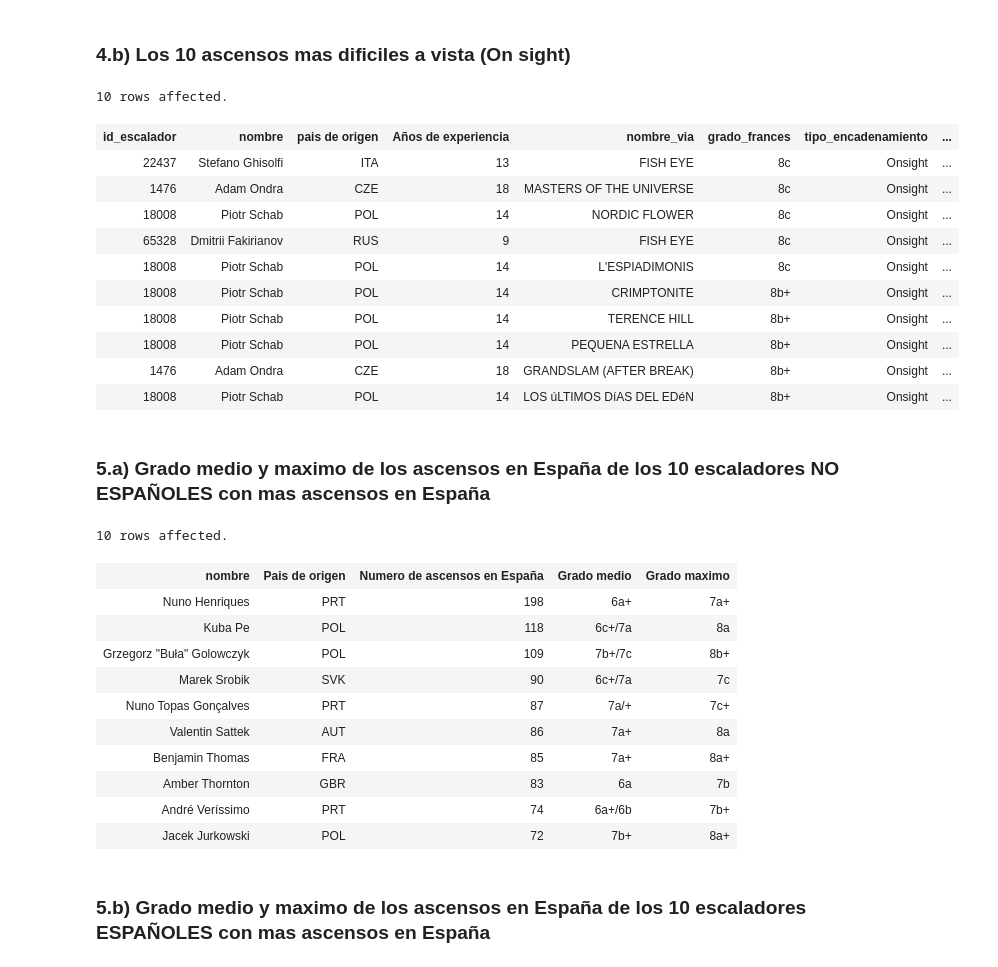
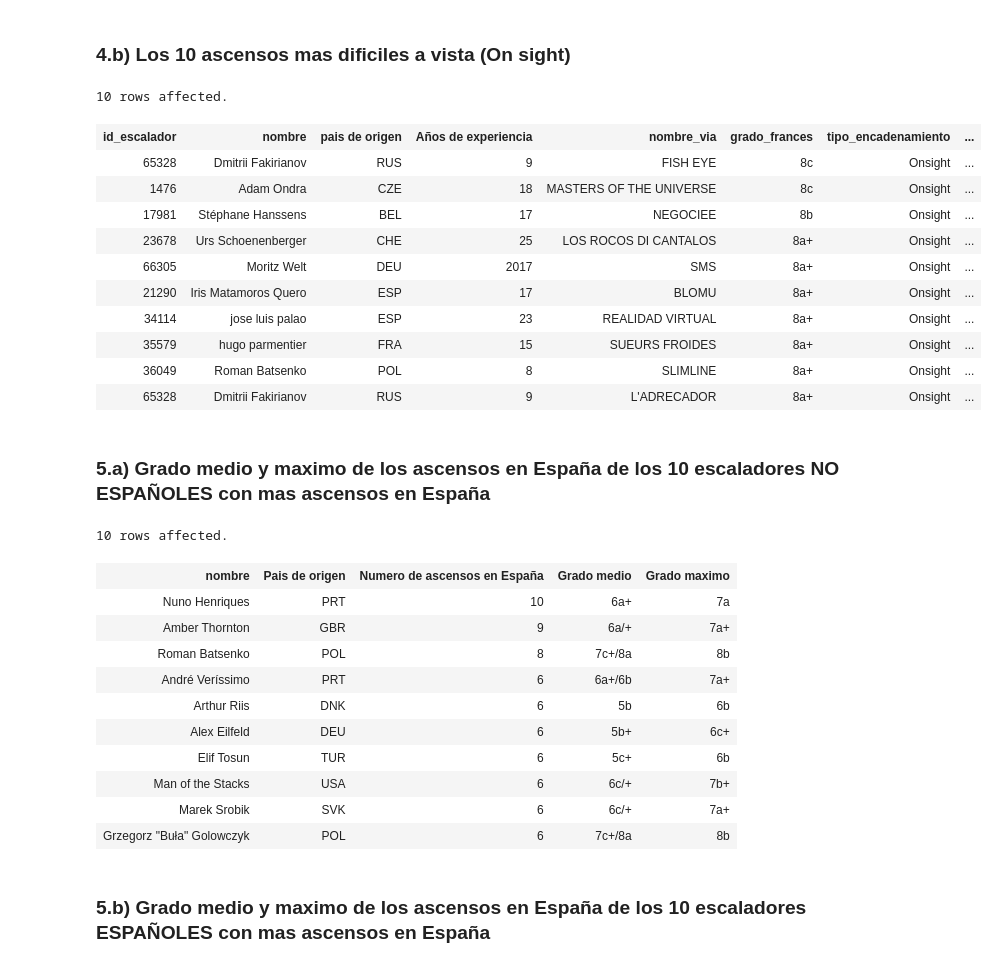
Before and after one commit to jmsanchezff/datahack_practica_bbdd, a Jupyter notebook: PostgreSQL.ipynb, the cells around one changed output. Saved outputs shown, nothing was run; the diff lists cells and outputs as text; code cells hidden in the pictures.

```diff
--- a/PostgreSQL.ipynb
+++ b/PostgreSQL.ipynb
@@ -356,34 +371,34 @@ LIMIT 10
 # %%
 %%sql
 
 SELECT A.id_escalador,
        E.nombre,
        E.pais as "pais de origen",
        2017 - E.comienzo as "Años de experiencia",
        A.nombre_via,
        D.grado_frances,
        A.tipo_encadenamiento,
        A.risco,
        A.pais
 FROM ascensos AS A
-     LEFT JOIN escaladores AS E ON (A.id_escalador = E.id)
-     LEFT JOIN dificultades AS D ON (A.id_dificultad = D.id)
+     LEFT JOIN escaladores AS E ON (A.id_escalador = E.id_escalador)
+     LEFT JOIN dificultades AS D ON (A.id_dificultad = D.id_dificultad)
 WHERE A.tipo_encadenamiento = 'Onsight'
 ORDER BY A.id_dificultad DESC
 LIMIT 10
 # %% [output]
 10 rows affected.
 | id_escalador | nombre | pais de origen | Años de experiencia | nombre_via | grado_frances | tipo_encadenamiento | ... |
-| 22437 | Stefano Ghisolfi | ITA | 13 | FISH EYE | 8c | Onsight | ... |
+| 65328 | Dmitrii Fakirianov | RUS | 9 | FISH EYE | 8c | Onsight | ... |
 | 1476 | Adam Ondra | CZE | 18 | MASTERS OF THE UNIVERSE | 8c | Onsight | ... |
-| 18008 | Piotr Schab | POL | 14 | NORDIC FLOWER | 8c | Onsight | ... |
-| 65328 | Dmitrii Fakirianov | RUS | 9 | FISH EYE | 8c | Onsight | ... |
-| 18008 | Piotr Schab | POL | 14 | L'ESPIADIMONIS | 8c | Onsight | ... |
-| 18008 | Piotr Schab | POL | 14 | CRIMPTONITE | 8b+ | Onsight | ... |
-| 18008 | Piotr Schab | POL | 14 | TERENCE HILL | 8b+ | Onsight | ... |
-| 18008 | Piotr Schab | POL | 14 | PEQUENA ESTRELLA | 8b+ | Onsight | ... |
-| 1476 | Adam Ondra | CZE | 18 | GRANDSLAM (AFTER BREAK) | 8b+ | Onsight | ... |
-| 18008 | Piotr Schab | POL | 14 | LOS úLTIMOS DíAS DEL EDéN | 8b+ | Onsight | ... |
+| 17981 | Stéphane Hanssens | BEL | 17 | NEGOCIEE | 8b | Onsight | ... |
+| 23678 | Urs Schoenenberger | CHE | 25 | LOS ROCOS DI CANTALOS | 8a+ | Onsight | ... |
+| 66305 | Moritz Welt | DEU | 2017 | SMS | 8a+ | Onsight | ... |
+| 21290 | Iris Matamoros Quero | ESP | 17 | BLOMU | 8a+ | Onsight | ... |
+| 34114 | jose luis palao | ESP | 23 | REALIDAD VIRTUAL | 8a+ | Onsight | ... |
+| 35579 | hugo parmentier | FRA | 15 | SUEURS FROIDES | 8a+ | Onsight | ... |
+| 36049 | Roman Batsenko | POL | 8 | SLIMLINE | 8a+ | Onsight | ... |
+| 65328 | Dmitrii Fakirianov | RUS | 9 | L'ADRECADOR | 8a+ | Onsight | ... |
 # %% [markdown]
 
 ### 5.a) Grado medio y maximo de los ascensos en España de los 10 escaladores NO ESPAÑOLES con mas ascensos en España
@@ -394,13 +409,13 @@ SELECT E.nombre,
        E.pais AS "Pais de origen",
        count(*) AS "Numero de ascensos en España",
        (
-         SELECT grado_frances FROM dificultades WHERE id=round(avg(A.id_dificultad),0)
+         SELECT grado_frances FROM dificultades WHERE id_dificultad=round(avg(A.id_dificultad),0)
        ) AS "Grado medio",
        (
-         SELECT grado_frances FROM dificultades WHERE id=max(A.id_dificultad)
+         SELECT grado_frances FROM dificultades WHERE id_dificultad=max(A.id_dificultad)
        ) AS "Grado maximo"
 FROM ascensos AS A
-     LEFT JOIN escaladores AS E ON (A.id_escalador=E.id)
+     LEFT JOIN escaladores AS E ON (A.id_escalador=E.id_escalador)
 WHERE A.pais='ESP'
       AND E.pais!='ESP'
 GROUP BY E.nombre,
@@ -410,16 +425,16 @@ LIMIT 10
 # %% [output]
 10 rows affected.
 | nombre | Pais de origen | Numero de ascensos en España | Grado medio | Grado maximo |
-| Nuno Henriques | PRT | 198 | 6a+ | 7a+ |
-| Kuba Pe | POL | 118 | 6c+/7a | 8a |
-| Grzegorz "Buła" Golowczyk | POL | 109 | 7b+/7c | 8b+ |
-| Marek Srobik | SVK | 90 | 6c+/7a | 7c |
-| Nuno Topas Gonçalves | PRT | 87 | 7a/+ | 7c+ |
-| Valentin Sattek | AUT | 86 | 7a+ | 8a |
-| Benjamin Thomas | FRA | 85 | 7a+ | 8a+ |
-| Amber Thornton | GBR | 83 | 6a | 7b |
-| André Veríssimo | PRT | 74 | 6a+/6b | 7b+ |
-| Jacek Jurkowski | POL | 72 | 7b+ | 8a+ |
+| Nuno Henriques | PRT | 10 | 6a+ | 7a |
+| Amber Thornton | GBR | 9 | 6a/+ | 7a+ |
+| Roman Batsenko | POL | 8 | 7c+/8a | 8b |
+| André Veríssimo | PRT | 6 | 6a+/6b | 7a+ |
+| Arthur Riis | DNK | 6 | 5b | 6b |
+| Alex Eilfeld | DEU | 6 | 5b+ | 6c+ |
+| Elif Tosun | TUR | 6 | 5c+ | 6b |
+| Man of the Stacks | USA | 6 | 6c/+ | 7b+ |
+| Marek Srobik | SVK | 6 | 6c/+ | 7a+ |
+| Grzegorz "Buła" Golowczyk | POL | 6 | 7c+/8a | 8b |
 # %% [markdown]
 
 ### 5.b) Grado medio y maximo de los ascensos en España de los 10 escaladores ESPAÑOLES con mas ascensos en España
```
Also changed, not shown: parts of 29 cells of this notebook, 1 other file.
